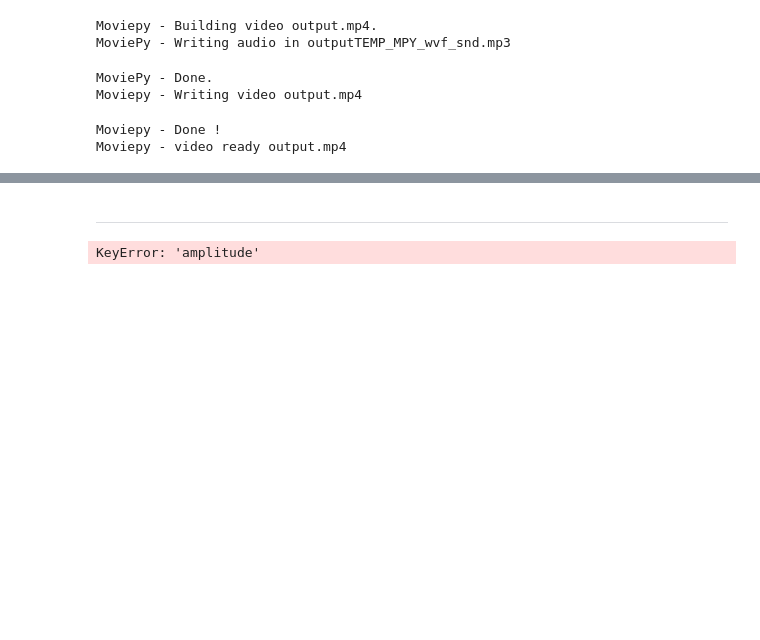
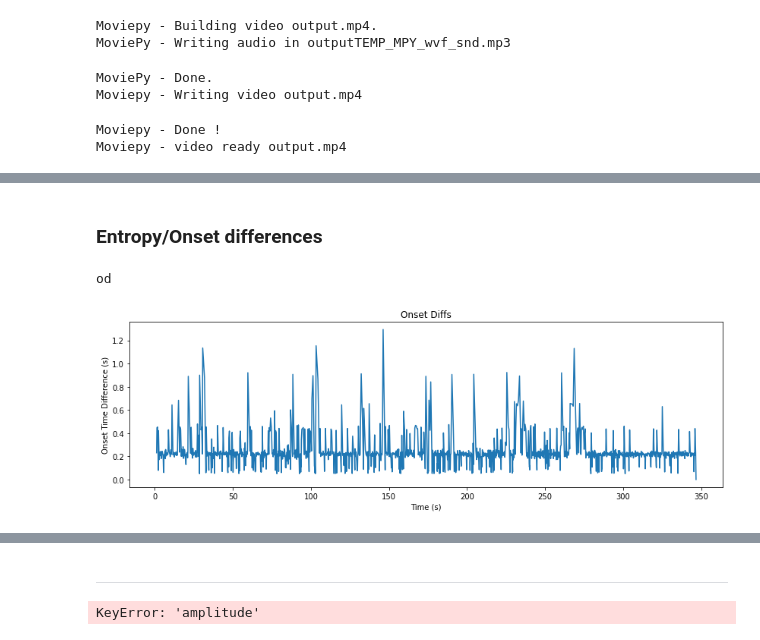
Before and after one commit to DeterjoSimon/AudioImagers, a Jupyter notebook: General_pipeline.ipynb, the cells around one changed output, grey strips where cells are left out. Cells and saved outputs as stored; diff of their text form; code cells hidden in the pictures; blank space fills up the shorter version.

Commit message:
Restructed the general pipeline and added Entropy implementation

```diff
--- a/General_pipeline.ipynb
+++ b/General_pipeline.ipynb
@@ -40,12 +35,18 @@ The goal function are get_info and get_gif, which can be changed for more intere
+# %%
+song_name = "Patti Austin - Thats Enough For Me"
+# Or
+# song_name = "brand1"
+# song_name = "snd"
+# song_name = "stravinsky"
+# song_name = "harry_styles"
 # %%
-# take a look at the audio
-audio_name = "data/Patti Austin - Thats Enough For Me.wav"
-#audio_name = "data/brand1.wav"
-#audio_name = "data/snd.wav"
+
+# Audio load
+audio_name = p_join(data_fpath, song_name +".wav")
 audio, sr = librosa.load(audio_name, sr=None)
-if len(audio.shape) > 1: # if stereo, use only the left channel
+if len(audio.shape) > 1: # If stereo, use only the left channel
     audio = audio.T[0]
-audio = audio[0:10*sr] # keep max 10s of the audio
+audio = audio[0:10*sr] # Keep max 10s of the audio
 Audio(audio, rate=sr)
 # %% [output]
 [interactive output not drawn]
@@ -557,3 +570,5 @@ for file in ["demo1_freqbins", "demo2_brightness_spiral", "demo3_full"]:
 [interactive output not drawn]
 [interactive output not drawn]
 [interactive output not drawn]
+# %% [markdown]
+### Entropy/Onset differences
@@ -559,0 +603,13 @@ for file in ["demo1_freqbins", "demo2_brightness_spiral", "demo3_full"]:
+# %%
+def generateOnsetDiffs(values):
+    print('od')
+
+    onsets = values['onsets']
+    diffs = values['diffs']
+
+    plt.title('Onset Diffs')
+    plt.ylabel('Onset Time Difference (s)')
+    plt.xlabel('Time (s)')
+    graphDiffs = np.append(diffs, [0])
+    plt.plot(onsets, graphDiffs)
+    plt.show()
@@ -559,0 +637,8 @@ for file in ["demo1_freqbins", "demo2_brightness_spiral", "demo3_full"]:
+# %%
+res1 = compute_rhythm(audio_name)
+res2 = compute_rhythm(p_join(data_fpath, "harry_styles.wav"))
+# %%
+generateOnsetDiffs(res1)
+# %% [output]
+od
+[figure, added]
```
Also changed, not shown: parts of 25 cells of this notebook.
